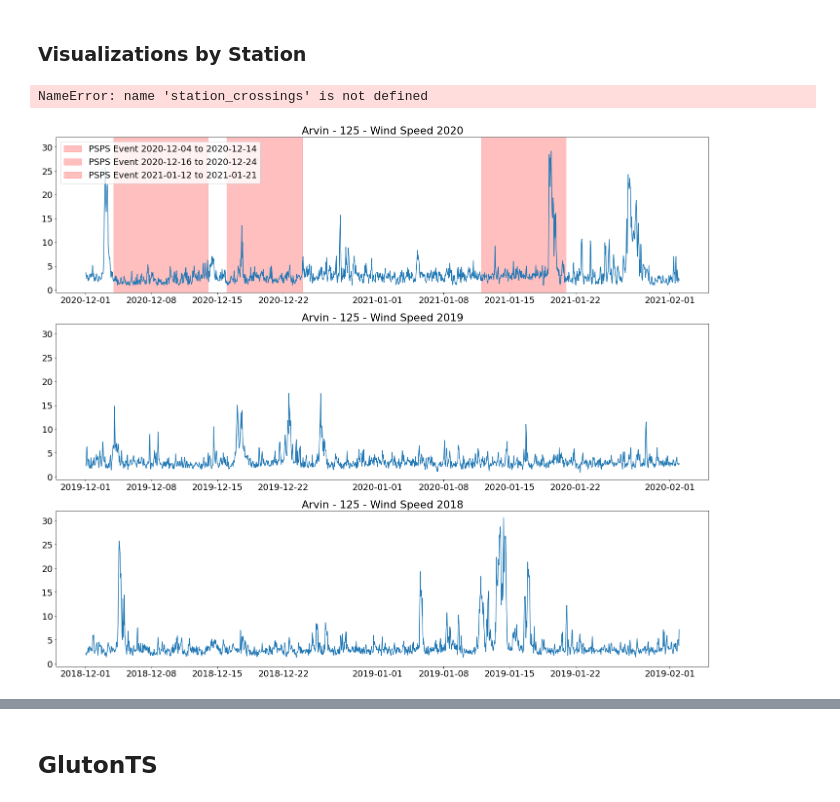
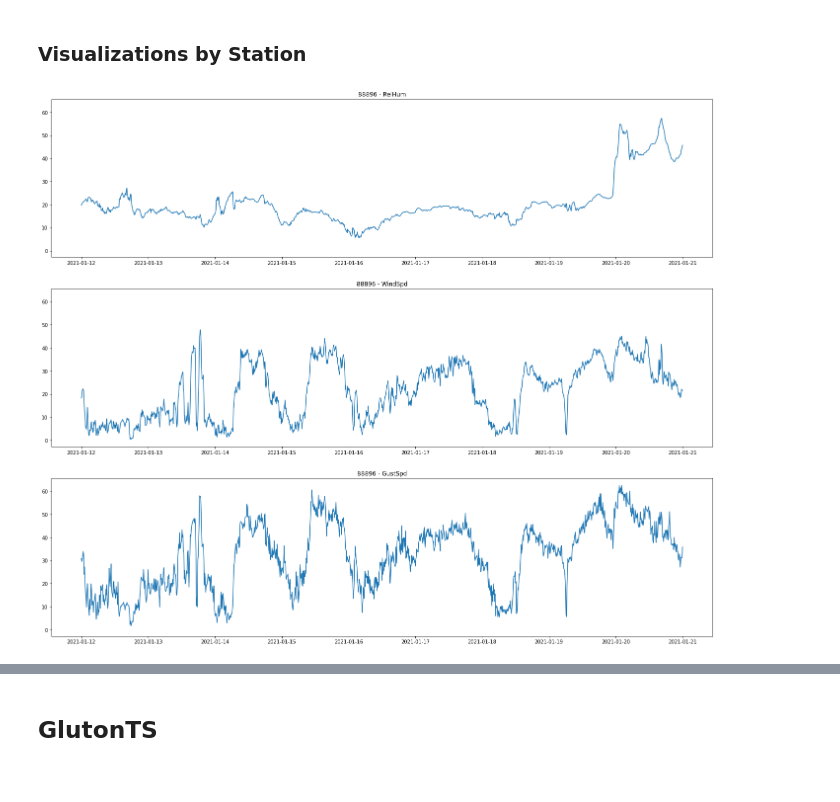
Before and after one commit to tomityrrell/psps-analysis, a Jupyter notebook: notebooks/Gluon-TS-SCE.ipynb, the cells around one changed output, grey strips where cells are left out. Saved outputs shown, nothing was run; the diff lists cells and outputs as text; code cells hidden in the pictures.

```diff
--- a/notebooks/Gluon-TS-SCE.ipynb
+++ b/notebooks/Gluon-TS-SCE.ipynb
@@ -16,7 +16,7 @@ source = pd.read_csv("../data/source.csv", parse_dates=["start", "end"])
 # %% [markdown]
 ### Load Weather Report data
 # %%
-wr = pd.read_csv("../loaders/mesowest/sce.csv", parse_dates=["Time", "Date"])
+wr = pd.read_csv("../data/sce.csv", parse_dates=["Time", "Date"])
 wr.head()
 # %% [output]
 |  | Status | Mnet_Id | Elevation | Name | Elev_Dem | Longitude | State | Restricted | Qc_Flagged | Latitude | ... |
@@ -78,70 +77,13 @@ array([ 71312,  72882,  88896,  89911,  89912,  92121, 108441, 125752,
        152639, 152640, 152657, 152687, 156554, 156555])
 # %% [markdown]
 ### Visualizations by Station
-# %%
-stations = station_crossings.head().index
-dates = se_dates.iloc[6:]
-fig, ax = plt.subplots(len(stations)-2, 1,figsize=(24,20), sharey=True)
-for (s, v_ax) in zip(stations, ax):
-        wrs = wr[(wr.Station==s) & (wr.Date >= "2020-12-01")]
-        wrs.set_index("Time", inplace=True)
-
-        # For a single date range, narrow plot to that range
-        if len(dates.index) == 2:
-            wrs = wrs.loc[dates.start:dates.end]
-
-        v_ax.plot(np.log(wrs["HlyWindSpd (MPH)"]), label="Wind Speed")
-
-        v_ax.plot(np.log(wrs["HlyRelHum (%)"]), color="purple", label="Humidity")
-
-        v_ax.set_title("{} - {} - Humidity and Wind Speed (log)".format(ws[ws.StationNbr == s].City.values[0],s))
-
-        # For multiple date ranges, highlight relevant time
-        if len(dates.index) > 2:
-            for (start, end) in dates.values:
-                v_ax.axvspan(start, end, color='red', alpha=0.25, label="PSPS Event {} to {}".format(pd.Timestamp(start).date(), pd.Timestamp(end).date()))
-
-#         v_ax[1].hist(wrs["HlyWindSpd (MPH)"].diff(), bins=30)
-#         v_ax[1].set_title("{} Wind Speed Increments".format(s))
-
-#         v_ax[3].hist(wrs["HlyRelHum (%)"].diff(), bins=30)
-#         v_ax[3].set_title("{} Humidity".format(s))
-
-v_ax.legend(loc="lower left")
-# plt.savefig("../images/wind_hum_log.png")
-# %% [output]
-NameError: name 'station_crossings' is not defined
 # %%
-s = 125
-wrs = wr[(wr.Station==s)].set_index("Time")
-
-two_months = pd.Timedelta("62d")
+station_id = 88896
+wrs = wr[(wr.Id==station_id)].copy().set_index("Time")
 
 fig, ax = plt.subplots(3, 1,figsize=(24,20), sharey=True)
-for (year, v_ax) in zip(["2020", "2019", "2018"], ax):
-    start = pd.Timestamp("{}-12-01".format(year))
-    end = start + two_months
-
-    v_ax.plot((wrs.loc[(wrs.Date >= start) & (wrs.Date <= end),"HlyWindSpd (MPH)"]))
-
-#     v_ax.plot((wrs.loc[(wrs.Date >= start) & (wrs.Date <= end),"HlyRelHum (%)"]), color="orange", label="Humidity")
-    v_ax.set_title("{} - {} - Wind Speed {}".format(ws[ws.StationNbr == s].City.values[0],s, year))
-
-    if year == "2020":
-        for (start, end) in dates.values:
-            v_ax.axvspan(start, end, color='red', alpha=0.25, label="PSPS Event {} to {}".format(pd.Timestamp(start).date(), pd.Timestamp(end).date()))
-            v_ax.legend(loc="upper left")
-
-
-#     For multiple date ranges, highlight relevant time
-#     v_ax.axvspan("{}-12-01".format(year), "2021-01-21", color='red', alpha=0.25)
-
-#     v_ax.legend(loc="upper left")
-#     v_ax[1].hist(wrs["HlyWindSpd (MPH)"].diff(), bins=30)
-#     v_ax[1].set_title("{} Wind Speed Increments".format(s))
-
-#     v_ax[3].hist(wrs["HlyRelHum (%)"].diff(), bins=30)
-#     v_ax[3].set_title("{} Humidity".format(s))
-plt.savefig("../images/historic_wind.png")
+for (c, v_ax) in zip(wr_ts_columns, ax):
+    v_ax.plot(wrs[c])
+    v_ax.set_title("{} - {}".format(station_id, c))
 # %% [output]
-[figure, old version]
+[figure, new version]
```
Also changed, not shown: parts of 28 cells of this notebook, 8 other files.
